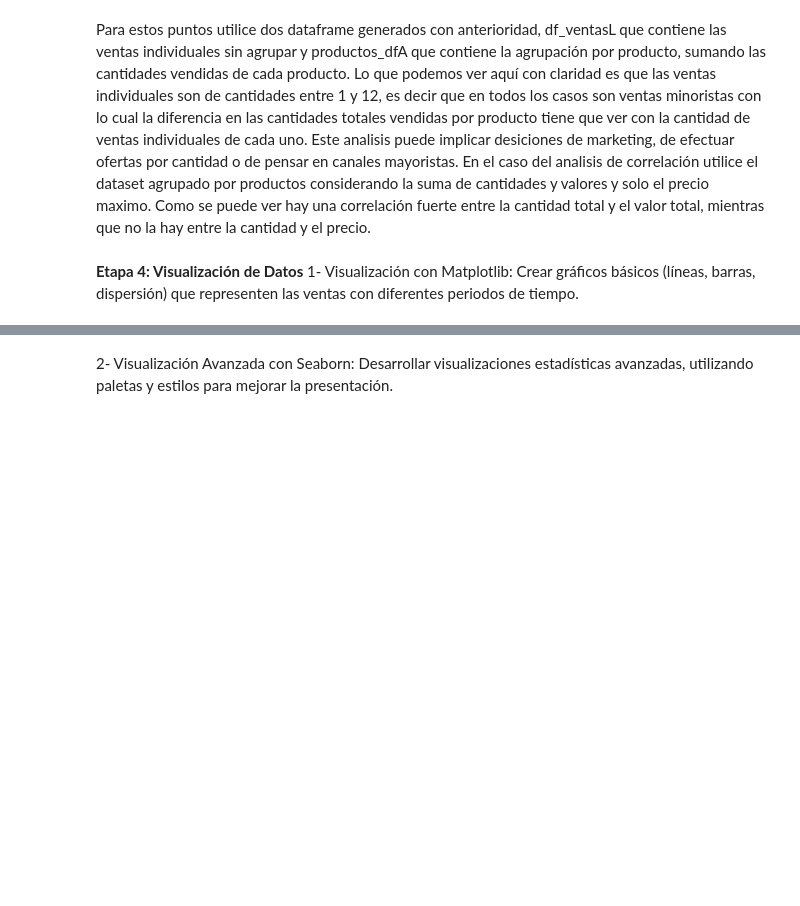
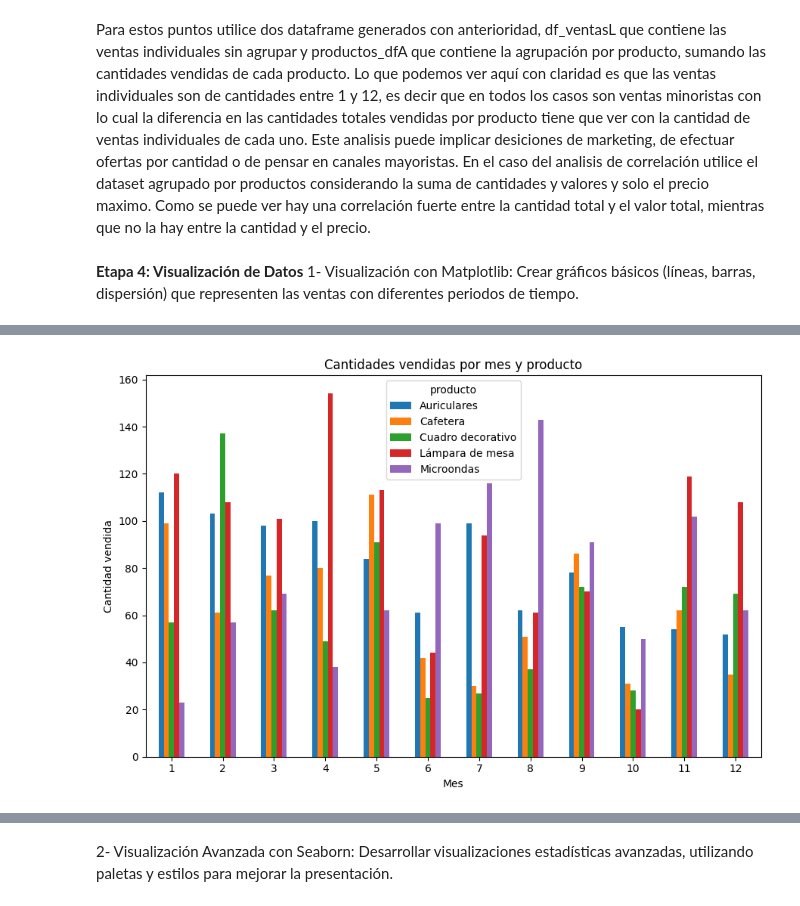
Before and after one commit to mavizoso/VizosoMA-25262-TPI_Data_Analytics, a Jupyter notebook: MAV4.ipynb, the cells around one changed output, grey strips where cells are left out. Drawn from its saved outputs; the diff is of its cells as text; code cells hidden in the pictures; blank space fills up the shorter version.

```diff
--- a/MAV4.ipynb
+++ b/MAV4.ipynb
@@ -497,0 +505,12 @@ plt.show()
+# %%
+#barras
+grupo = totales_por_mesMV.groupby(['mes', 'producto'])['cantidad'].sum().unstack()
+grupo.plot(kind='bar', figsize=(9,6))
+plt.title("Cantidades vendidas por mes y producto")
+plt.xlabel("Mes")
+plt.ylabel("Cantidad vendida")
+plt.xticks(rotation=0)
+plt.tight_layout()
+plt.show()
+# %% [output]
+[figure, added]
```
Also changed, not shown: parts of 9 cells of this notebook.
